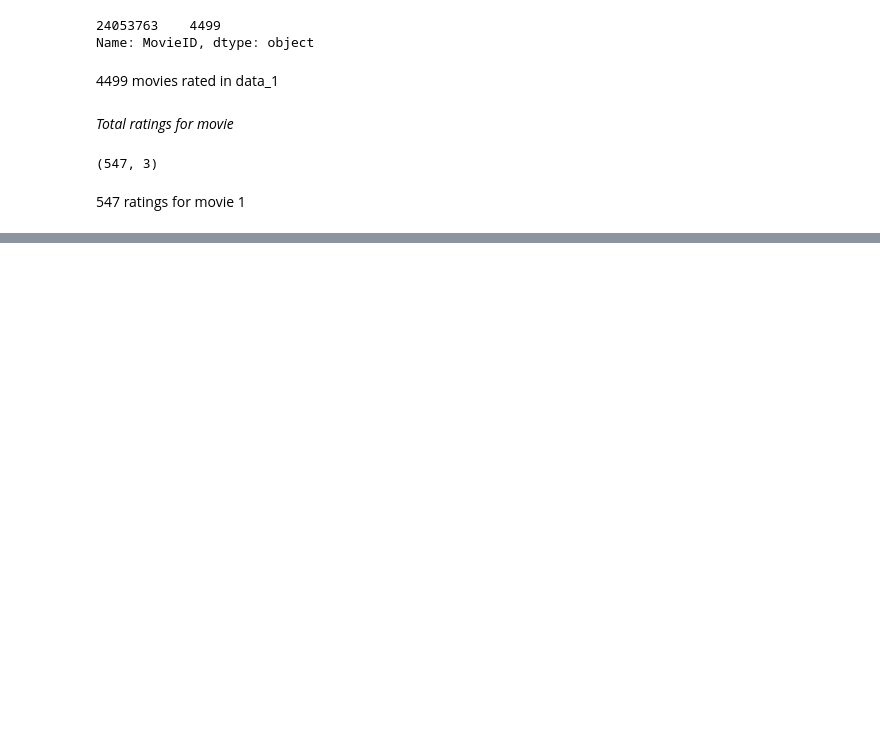
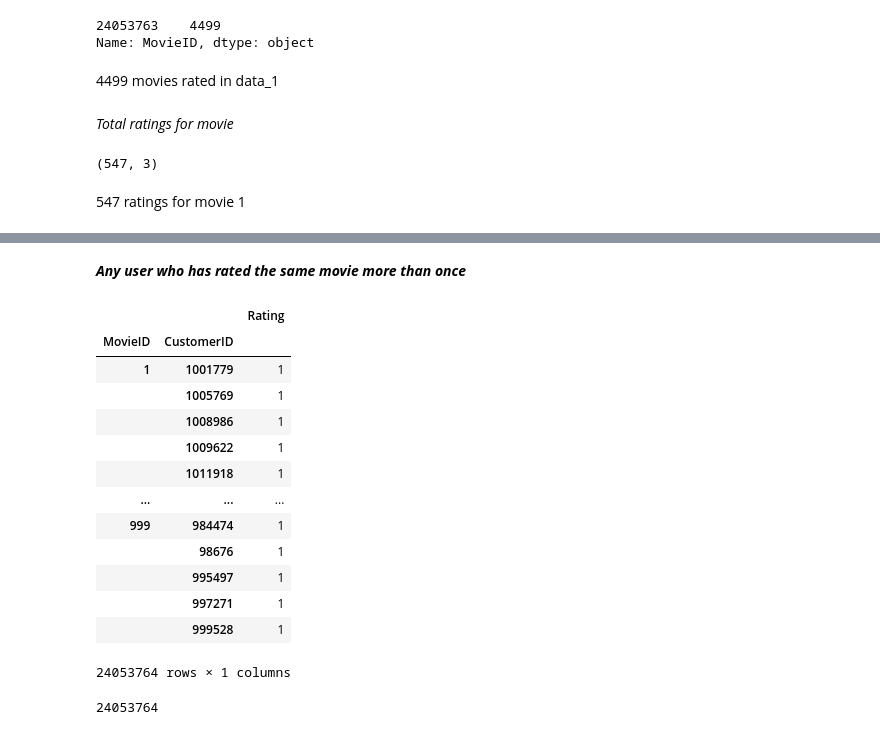
Before and after one commit to NityaVerma19/Movie-recommendation, a Jupyter notebook: netflix-prize.ipynb, the cells around one changed output, grey strips where cells are left out. Drawn from its saved outputs; the diff is of its cells as text; code cells hidden in the pictures; blank space fills up the shorter version.

```diff
--- a/netflix-prize.ipynb
+++ b/netflix-prize.ipynb
@@ -290,0 +240,23 @@ movie_titles.isnull().sum
+# %% [markdown]
+***Any user who has rated the same movie more than once***
+# %%
+data_1.groupby(['MovieID', 'CustomerID']).count()
+# %% [output]
+|  |  | Rating |
+| MovieID | CustomerID |  |
+| 1 | 1001779 | 1 |
+|  | 1005769 | 1 |
+|  | 1008986 | 1 |
+|  | 1009622 | 1 |
+|  | 1011918 | 1 |
+| ... | ... | ... |
+| 999 | 984474 | 1 |
+|  | 98676 | 1 |
+|  | 995497 | 1 |
+|  | 997271 | 1 |
+|  | 999528 | 1 |
+24053764 rows × 1 columns
+# %%
+data_1.groupby(['MovieID', 'CustomerID']).count()['Rating'].sum()
+# %% [output]
+24053764
```
Also changed, not shown: parts of 32 cells of this notebook.
